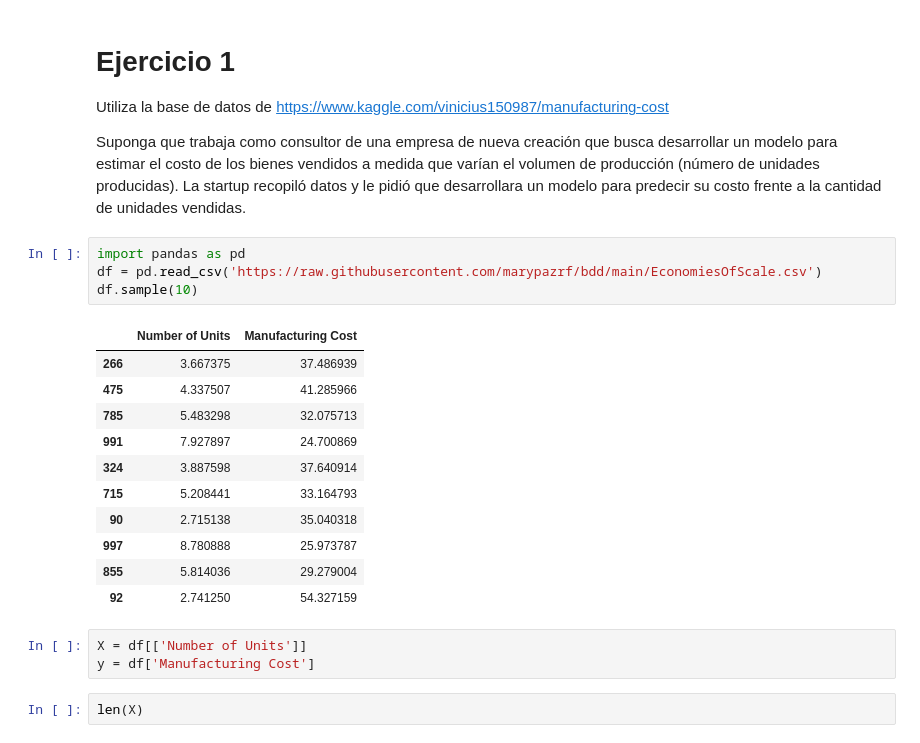
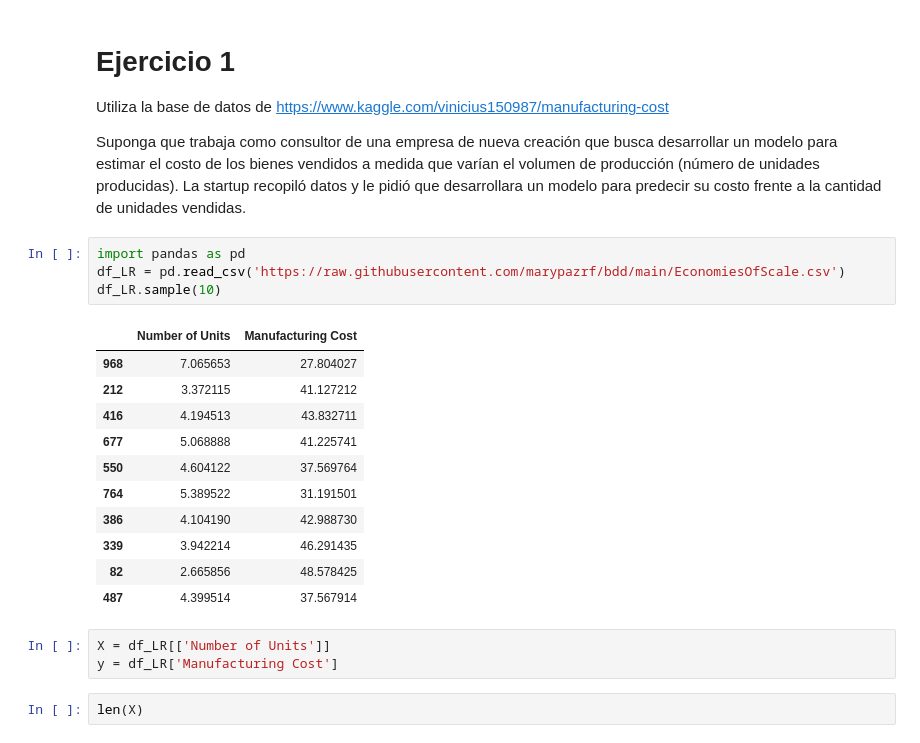
Before and after one commit to PosgradoMNA/actividades-de-aprendizaje-VazquezTadeoAndrea, a Jupyter notebook: Actividad7_TecMty_Regresion_lineal_polinomial.ipynb, the cells around one changed output. Saved outputs shown, nothing was run; the diff lists cells and outputs as text.

```diff
--- a/Actividad7_TecMty_Regresion_lineal_polinomial.ipynb
+++ b/Actividad7_TecMty_Regresion_lineal_polinomial.ipynb
@@ -261,23 +262,23 @@ https://www.kaggle.com/vinicius150987/manufacturing-cost
 Suponga que trabaja como consultor de una empresa de nueva creación que busca desarrollar un modelo para estimar el costo de los bienes vendidos a medida que varían el volumen de producción (número de unidades producidas). La startup recopiló datos y le pidió que desarrollara un modelo para predecir su costo frente a la cantidad de unidades vendidas.
 # %%
 import pandas as pd
-df = pd.read_csv('https://raw.githubusercontent.com/marypazrf/bdd/main/EconomiesOfScale.csv')
-df.sample(10)
+df_LR = pd.read_csv('https://raw.githubusercontent.com/marypazrf/bdd/main/EconomiesOfScale.csv')
+df_LR.sample(10)
 # %% [output]
 |  | Number of Units | Manufacturing Cost |
-| 266 | 3.667375 | 37.486939 |
-| 475 | 4.337507 | 41.285966 |
-| 785 | 5.483298 | 32.075713 |
-| 991 | 7.927897 | 24.700869 |
-| 324 | 3.887598 | 37.640914 |
-| 715 | 5.208441 | 33.164793 |
-| 90 | 2.715138 | 35.040318 |
-| 997 | 8.780888 | 25.973787 |
-| 855 | 5.814036 | 29.279004 |
-| 92 | 2.741250 | 54.327159 |
+| 968 | 7.065653 | 27.804027 |
+| 212 | 3.372115 | 41.127212 |
+| 416 | 4.194513 | 43.832711 |
+| 677 | 5.068888 | 41.225741 |
+| 550 | 4.604122 | 37.569764 |
+| 764 | 5.389522 | 31.191501 |
+| 386 | 4.104190 | 42.988730 |
+| 339 | 3.942214 | 46.291435 |
+| 82 | 2.665856 | 48.578425 |
+| 487 | 4.399514 | 37.567914 |
 # %%
-X = df[['Number of Units']]
-y = df['Manufacturing Cost']
+X = df_LR[['Number of Units']]
+y = df_LR['Manufacturing Cost']
 # %%
 len(X)
 # %% [output]
```
Also changed, not shown: parts of 34 cells of this notebook.
